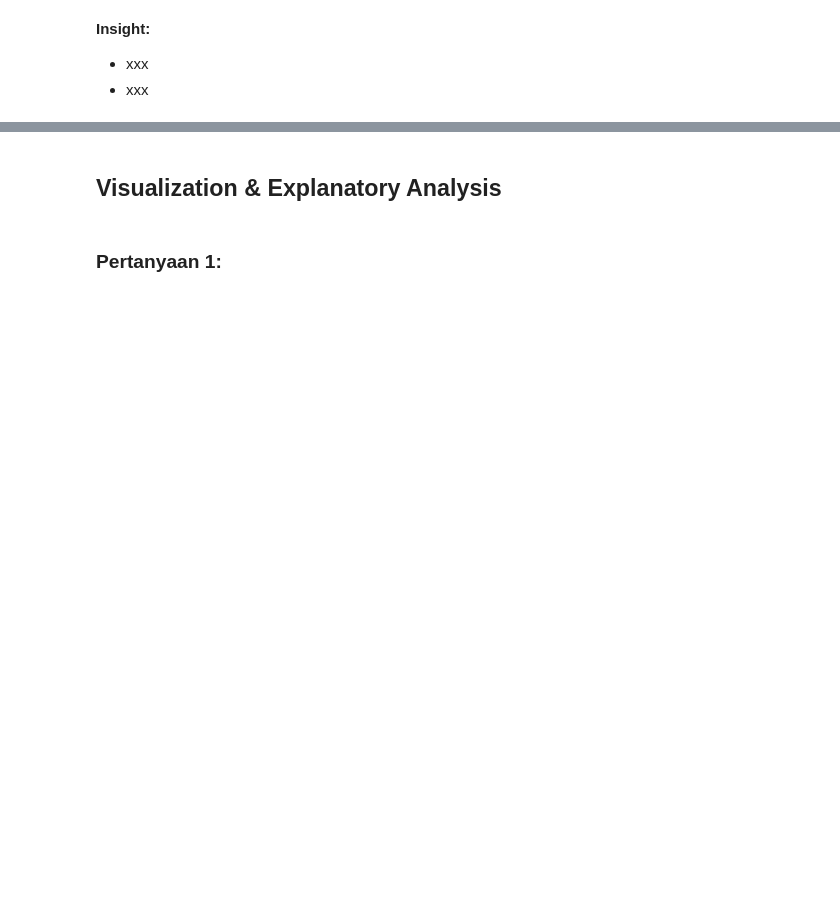
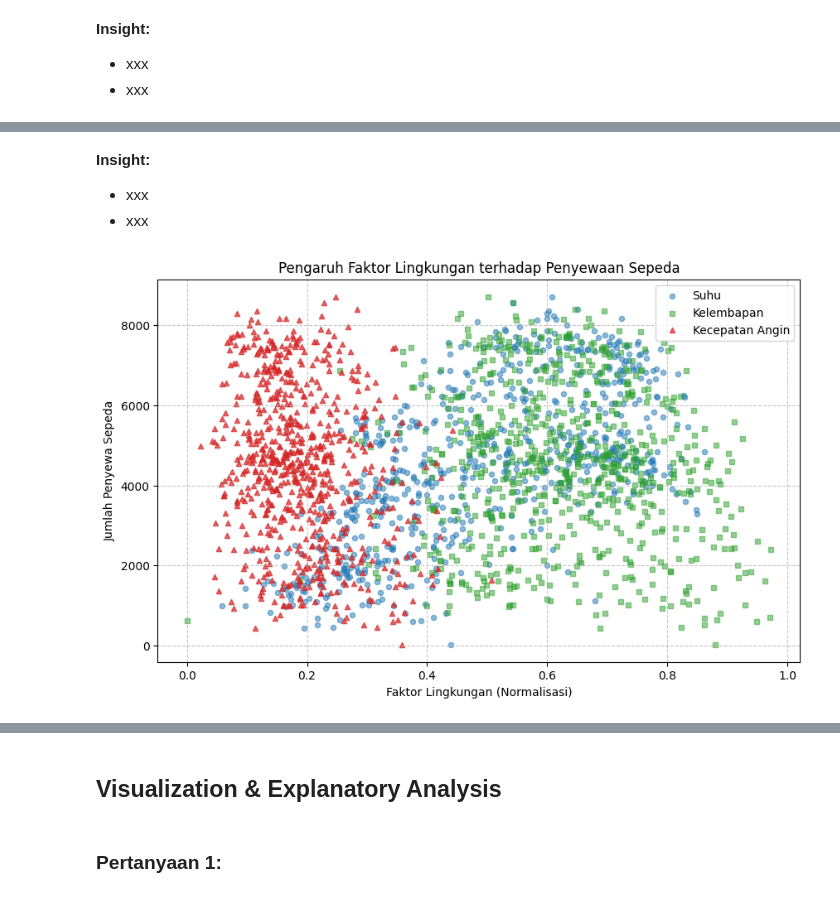
Before and after one commit to AlwanFauzi/analisis_penyewaan_sepeda_dashboard, a Jupyter notebook: Proyek_Analisis_Data.ipynb, the cells around one changed output, grey strips where cells are left out. Saved outputs shown, nothing was run; the diff lists cells and outputs as text; code cells hidden in the pictures; blank space fills up the shorter version.

```diff
--- a/Proyek_Analisis_Data.ipynb
+++ b/Proyek_Analisis_Data.ipynb
@@ -246,0 +327,24 @@ dtype: int64
+# %% [markdown]
+**Insight:**
+- xxx
+- xxx
+# %%
+# Buat Figure
+plt.figure(figsize=(10, 6))
+
+# Scatter plot untuk masing-masing faktor lingkungan
+plt.scatter(day_df['temp'], day_df['cnt'], label="Suhu", color='#1f77b4', alpha=0.5, s=20, marker="o")  # Biru
+plt.scatter(day_df['hum'], day_df['cnt'], label="Kelembapan", color='#2ca02c', alpha=0.5, s=20, marker="s")  # Hijau
+plt.scatter(day_df['windspeed'], day_df['cnt'], label="Kecepatan Angin", color='#d62728', alpha=0.7, s=20, marker="^")  # Merah
+
+# Tambahkan Label dan Grid
+plt.xlabel("Faktor Lingkungan (Normalisasi)")
+plt.ylabel("Jumlah Penyewa Sepeda")
+plt.title("Pengaruh Faktor Lingkungan terhadap Penyewaan Sepeda")
+plt.legend()
+plt.grid(True, linestyle="--", alpha=0.7)
+
+# Tampilkan Plot
+plt.show()
+# %% [output]
+[figure, added]
```
Also changed, not shown: parts of 19 cells of this notebook, 5 other files.
